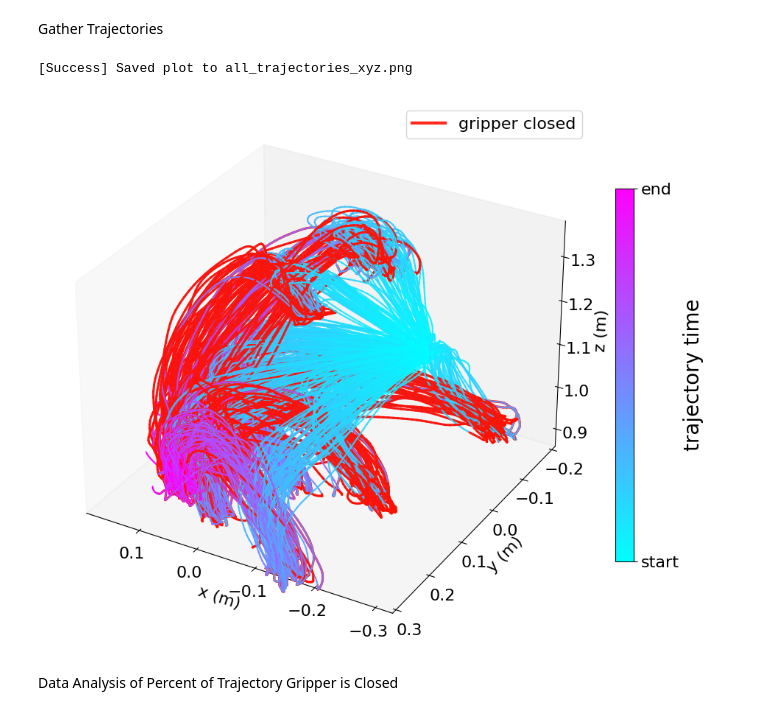
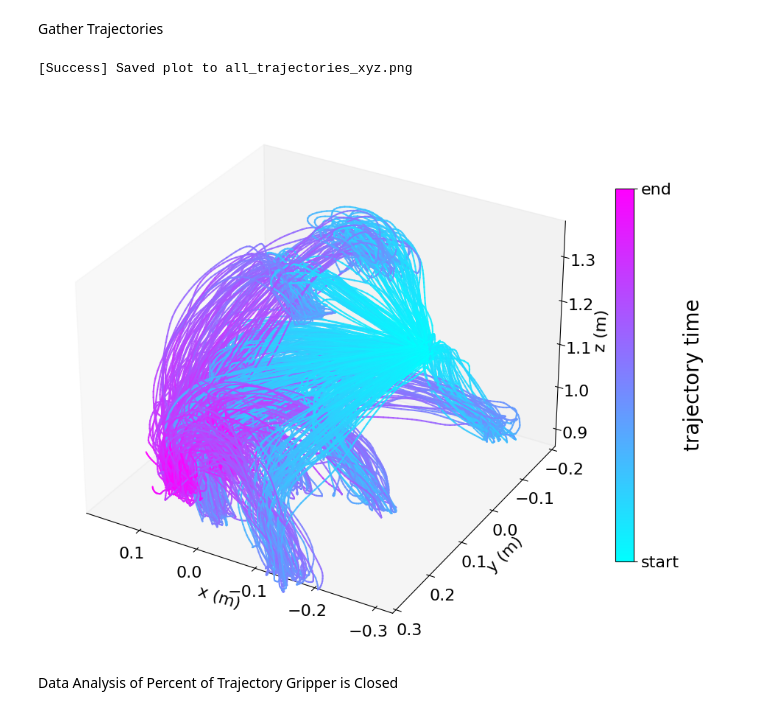
Before and after one commit to dongki-fai/openvla, a Jupyter notebook: experiments/robot/libero/libero_data_visualizer.ipynb, the cells around one changed output. Saved outputs shown, nothing was run; the diff lists cells and outputs as text; code cells hidden in the pictures.

```diff
--- a/experiments/robot/libero/libero_data_visualizer.ipynb
+++ b/experiments/robot/libero/libero_data_visualizer.ipynb
@@ -115,8 +115,10 @@ from sklearn.manifold import TSNE
 
 Load Dataset
 # %%
-tfrecord_dir = "/home/ubuntu/vla/data/modified_libero_rlds/libero_spatial_no_noops/1.0.0"
+# tfrecord_dir = "/home/ubuntu/vla/data/modified_libero_rlds/libero_spatial_no_noops/1.0.0"
 # tfrecord_dir = "/home/ubuntu/vla/data/closed_gripper_libero_rlds/libero_spatial_no_noops/1.0.0"
+tfrecord_dir = "/home/ubuntu/vla/data/k_7_clustered_14000_libero_rlds/libero_spatial_no_noops/1.0.0"
+
 tfrecord_paths = [
     os.path.join(tfrecord_dir, f)
     for f in sorted(os.listdir(tfrecord_dir))
@@ -154,7 +155,7 @@ Gather Trajectories
 # --- knobs ---
 TEXT_SIZE = 20
 # Closed gripper when action[-1] == 1.0
-OVERLAY_GRIPPER_CLOSE = True          # <== turn overlay on/off here
+OVERLAY_GRIPPER_CLOSE = False          # <== turn overlay on/off here
 SUNSET_ORANGE = "#FF1100E4"             # sunset-ish orange
 
 def get_xyz_position_from_episode(context):
@@ -236,34 +237,34 @@ for ep in range(total_episodes):
 
 # Clean look
 for axis in (ax.xaxis, ax.yaxis, ax.zaxis):
     axis._axinfo["grid"]["linewidth"] = 0
 
 ax.set_xlabel("x (m)", fontsize=TEXT_SIZE-4)
 ax.set_ylabel("y (m)", fontsize=TEXT_SIZE-4)
 ax.set_zlabel("z (m)", fontsize=TEXT_SIZE-4)
 ax.tick_params(labelsize=TEXT_SIZE-4)
 set_axes_equal(ax)
 
 # --- Colorbar for gradient ---
 norm = mpl.colors.Normalize(0, 1)
 sm = mpl.cm.ScalarMappable(norm=norm, cmap=cmap); sm.set_array([])
 cbar = fig.colorbar(sm, ax=ax, fraction=0.03, pad=0.04)
 cbar.set_ticks([0, 1]); cbar.set_ticklabels(["start", "end"])
 cbar.set_label("trajectory time", fontsize=TEXT_SIZE)
 cbar.ax.tick_params(labelsize=TEXT_SIZE-4)
 
 # Optional legend for overlay example
 if OVERLAY_GRIPPER_CLOSE:
     overlay_handle = mpl.lines.Line2D([0], [0], color=SUNSET_ORANGE, lw=3, label="gripper closed")
     ax.legend(handles=[overlay_handle], loc="upper right", fontsize=TEXT_SIZE-4, title_fontsize=TEXT_SIZE-2)
 
 ax.view_init(azim=120)
 plt.tight_layout()
 plt.savefig("all_trajectories_xyz.png", dpi=300)
 print("[Success] Saved plot to all_trajectories_xyz.png")
 # %% [output]
 [Success] Saved plot to all_trajectories_xyz.png
-[figure, old version]
+[figure, new version]
 # %% [markdown]
 Data Analysis of Percent of Trajectory Gripper is Closed
 # %%
```
Also changed, not shown: parts of 6 cells of this notebook, 1 other file.
